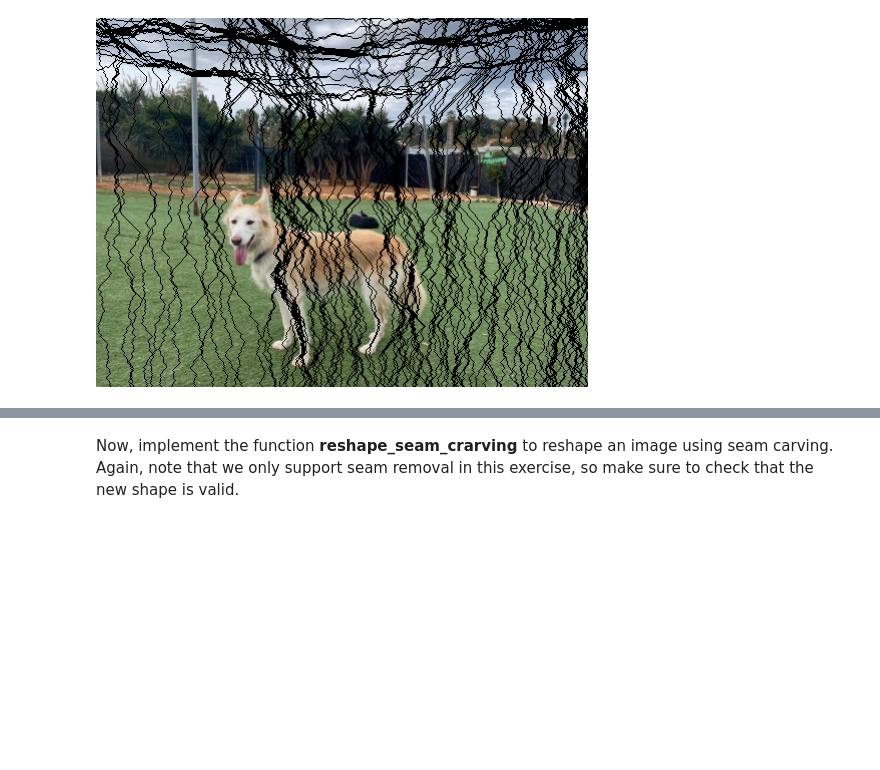
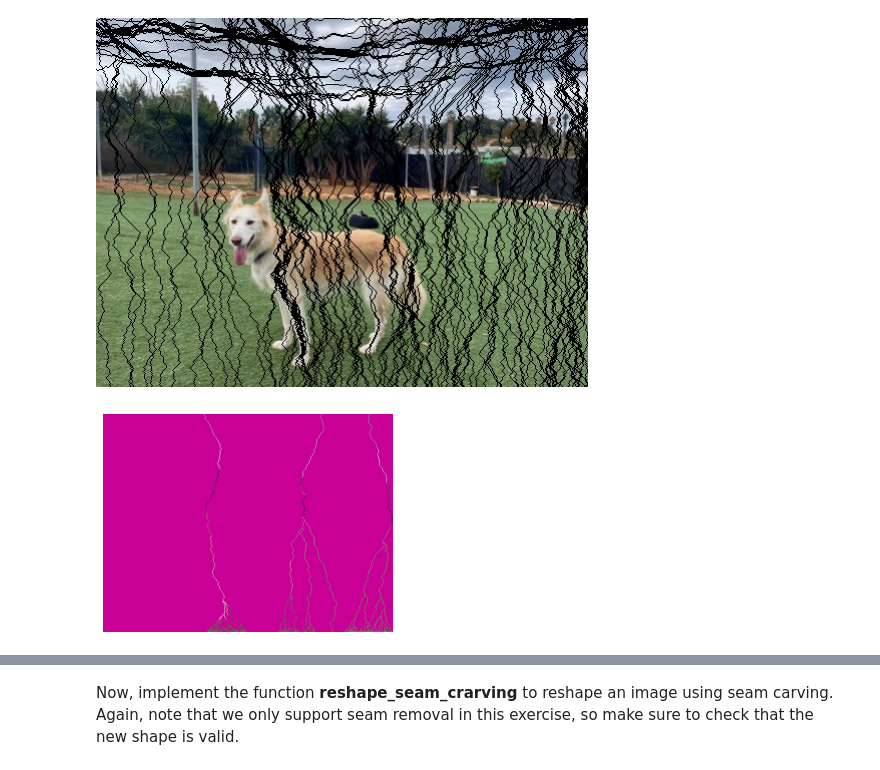
Before and after one commit to liavt/graphics-hw, a Jupyter notebook: Seam Carving.ipynb, the cells around one changed output, grey strips where cells are left out. Saved outputs shown, nothing was run; the diff lists cells and outputs as text; code cells hidden in the pictures; blank space fills up the shorter version.

```diff
--- a/Seam Carving.ipynb
+++ b/Seam Carving.ipynb
@@ -133,0 +146,4 @@ As we are only implementing seam removal in this exercise, make sure to check th
+# %%
+show_image(seam_carving.visualise_seams(image, (100,300), None, (200,0,150)))
+# %% [output]
+[figure, added]
```
Also changed, not shown: parts of 8 cells of this notebook, 1 other file.
